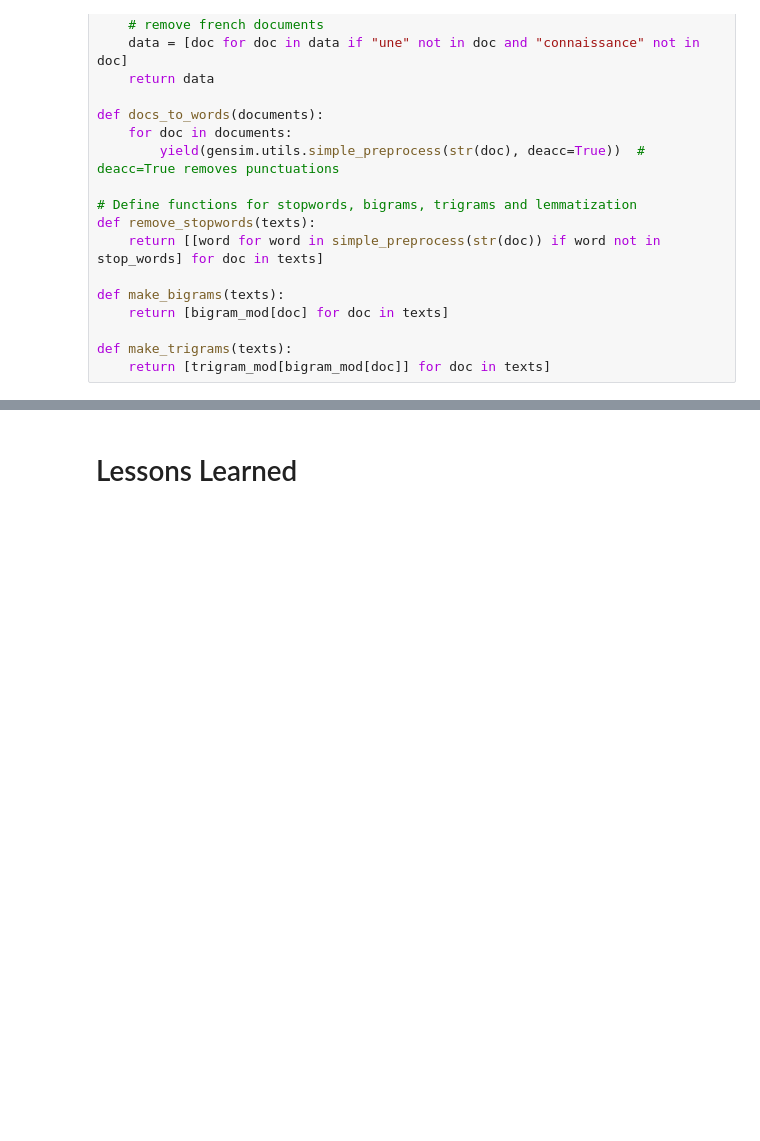
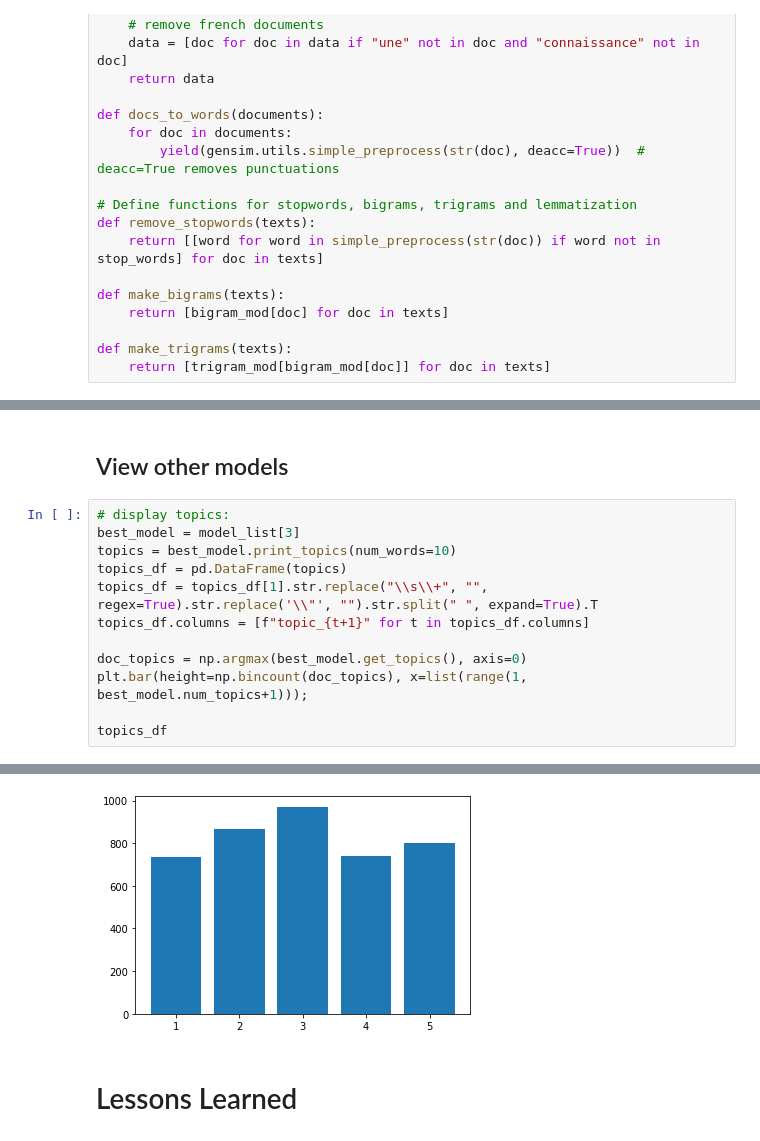
Before and after one commit to MatanFreedman/LinkedIn-NLP, a Jupyter notebook: notebooks/topic-modelling/0.5-matan-topic-modelling-improve-results.ipynb, the cells around one changed output, grey strips where cells are left out. Cells and saved outputs as stored; diff of their text form; blank space fills up the shorter version.

```diff
--- a/notebooks/topic-modelling/0.5-matan-topic-modelling-improve-results.ipynb
+++ b/notebooks/topic-modelling/0.5-matan-topic-modelling-improve-results.ipynb
@@ -180,0 +235,15 @@ topics_df
+# %% [markdown]
+## View other models
+# %%
+# display topics:
+best_model = model_list[3]
+topics = best_model.print_topics(num_words=10)
+topics_df = pd.DataFrame(topics)
+topics_df = topics_df[1].str.replace("\\s\\+", "", regex=True).str.replace('\\"', "").str.split(" ", expand=True).T
+topics_df.columns = [f"topic_{t+1}" for t in topics_df.columns]
+
+doc_topics = np.argmax(best_model.get_topics(), axis=0)
+plt.bar(height=np.bincount(doc_topics), x=list(range(1, best_model.num_topics+1)));
+
+topics_df
+# %% [output]
@@ -181,3 +261,4 @@ topics_df
+[figure, added]
 # %% [markdown]
 # Lessons Learned
 # %% [markdown]
```
Also changed, not shown: parts of 7 cells of this notebook.
